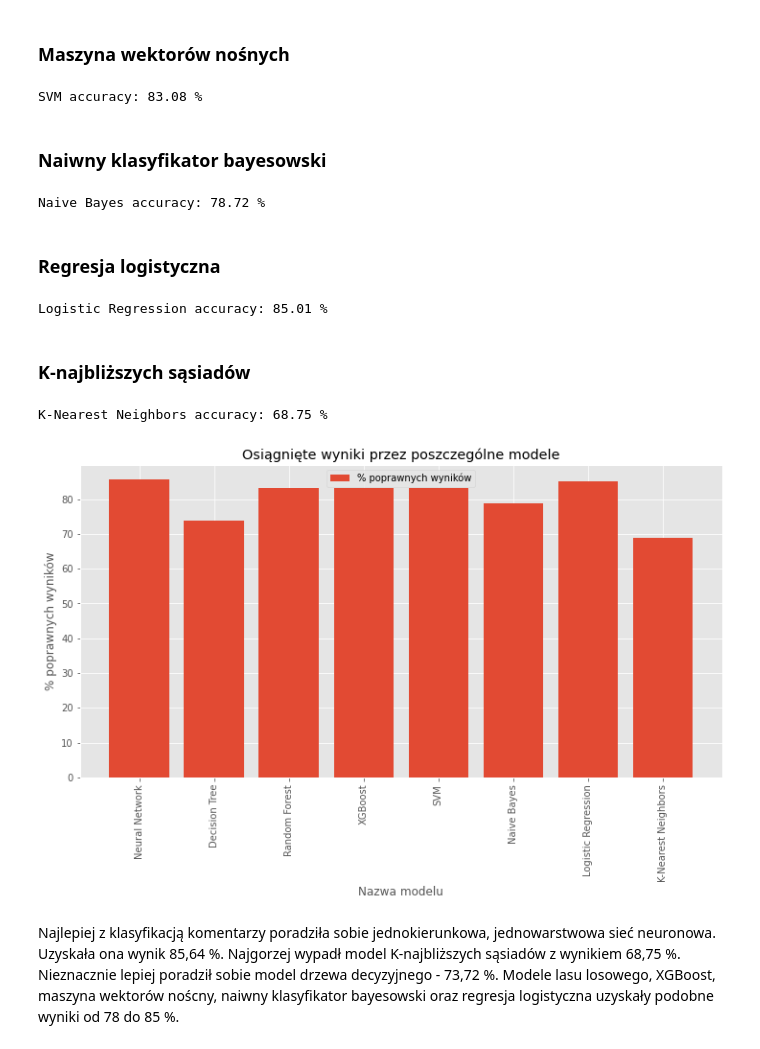
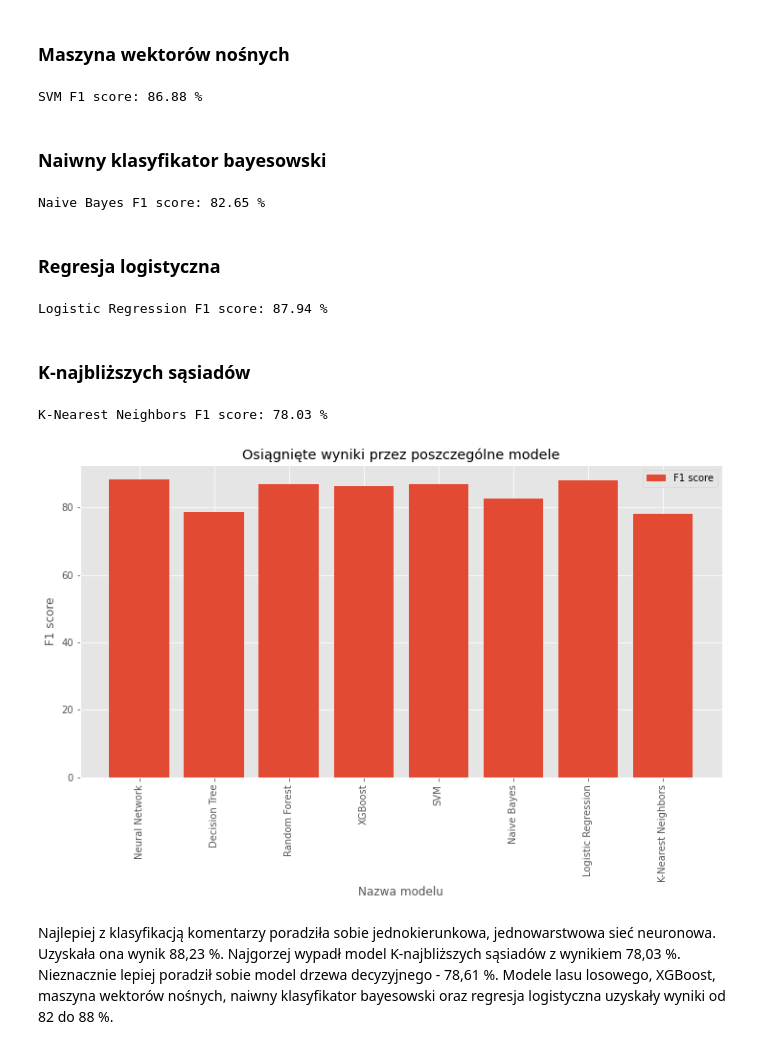
Before and after one commit to Dominik242633/Amazon-Reviews, a Jupyter notebook: Data analysis.ipynb, the cells around one changed output. Drawn from its saved outputs; the diff is of its cells as text; code cells hidden in the pictures.

```diff
--- a/Data analysis.ipynb
+++ b/Data analysis.ipynb
@@ -649,45 +666,45 @@ XGBoost accuracy: 83.12 %
 ### Maszyna wektorów nośnych
 # %%
 y_pred = train_and_predict(x_train[:10000], y_train[:10000], x_test, svm.SVC())
-scores['SVM'] = round(accuracy_score(y_test, y_pred) * 100, 2)
+scores['SVM'] = round(f1_score(y_test, y_pred) * 100, 2)
 
-print(f'SVM accuracy: {scores["SVM"]} %')
+print(f'SVM F1 score: {scores["SVM"]} %')
 # %% [output]
-SVM accuracy: 83.08 %
+SVM F1 score: 86.88 %
 # %% [markdown]
 ### Naiwny klasyfikator bayesowski
 # %%
 y_pred = train_and_predict(x_train, y_train, x_test, GaussianNB())
-scores['Naive Bayes'] = round(accuracy_score(y_test, y_pred) * 100, 2)
+scores['Naive Bayes'] = round(f1_score(y_test, y_pred) * 100, 2)
 
-print(f'Naive Bayes accuracy: {scores["Naive Bayes"]} %')
+print(f'Naive Bayes F1 score: {scores["Naive Bayes"]} %')
 # %% [output]
-Naive Bayes accuracy: 78.72 %
+Naive Bayes F1 score: 82.65 %
 # %% [markdown]
 ### Regresja logistyczna
 # %%
 y_pred = train_and_predict(x_train, y_train, x_test, LogisticRegression(max_iter=500))
-scores['Logistic Regression'] = round(accuracy_score(y_test, y_pred) * 100, 2)
+scores['Logistic Regression'] = round(f1_score(y_test, y_pred) * 100, 2)
 
-print(f'Logistic Regression accuracy: {scores["Logistic Regression"]} %')
+print(f'Logistic Regression F1 score: {scores["Logistic Regression"]} %')
 # %% [output]
-Logistic Regression accuracy: 85.01 %
+Logistic Regression F1 score: 87.94 %
 # %% [markdown]
 ### K-najbliższych sąsiadów
 # %%
 y_pred = train_and_predict(x_train, y_train, x_test, KNeighborsClassifier())
-scores['K-Nearest Neighbors'] = round(accuracy_score(y_test, y_pred) * 100, 2)
+scores['K-Nearest Neighbors'] = round(f1_score(y_test, y_pred) * 100, 2)
 
-print(f'K-Nearest Neighbors accuracy: {scores["K-Nearest Neighbors"]} %')
+print(f'K-Nearest Neighbors F1 score: {scores["K-Nearest Neighbors"]} %')
 # %% [output]
-K-Nearest Neighbors accuracy: 68.75 %
+K-Nearest Neighbors F1 score: 78.03 %
 # %%
 plt.figure(figsize=figure_size)
-plt.bar(range(len(scores)), list(scores.values()), label='% poprawnych wyników')
+plt.bar(range(len(scores)), list(scores.values()), label='F1 score')
 plt.xticks(range(len(scores)), list(scores.keys()), rotation='vertical')
 set_plot_properties("Osiągnięte wyniki przez poszczególne modele",
-                    'Nazwa modelu', '% poprawnych wyników')
+                    'Nazwa modelu', 'F1 score')
 # %% [output]
-[figure, old version]
+[figure, new version]
 # %% [markdown]
-Najlepiej z klasyfikacją komentarzy poradziła sobie jednokierunkowa, jednowarstwowa sieć neuronowa. Uzyskała ona wynik 85,64 %. Najgorzej wypadł model K-najbliższych sąsiadów z wynikiem 68,75 %. Nieznacznie lepiej poradził sobie model drzewa decyzyjnego - 73,72 %. Modele lasu losowego, XGBoost, maszyna wektorów noścny, naiwny klasyfikator bayesowski oraz regresja logistyczna uzyskały podobne wyniki od 78 do 85 %.
+Najlepiej z klasyfikacją komentarzy poradziła sobie jednokierunkowa, jednowarstwowa sieć neuronowa. Uzyskała ona wynik 88,23 %. Najgorzej wypadł model K-najbliższych sąsiadów z wynikiem 78,03 %. Nieznacznie lepiej poradził sobie model drzewa decyzyjnego - 78,61 %. Modele lasu losowego, XGBoost, maszyna wektorów nośnych, naiwny klasyfikator bayesowski oraz regresja logistyczna uzyskały wyniki od 82 do 88 %.
```
Also changed, not shown: parts of 13 cells of this notebook.
